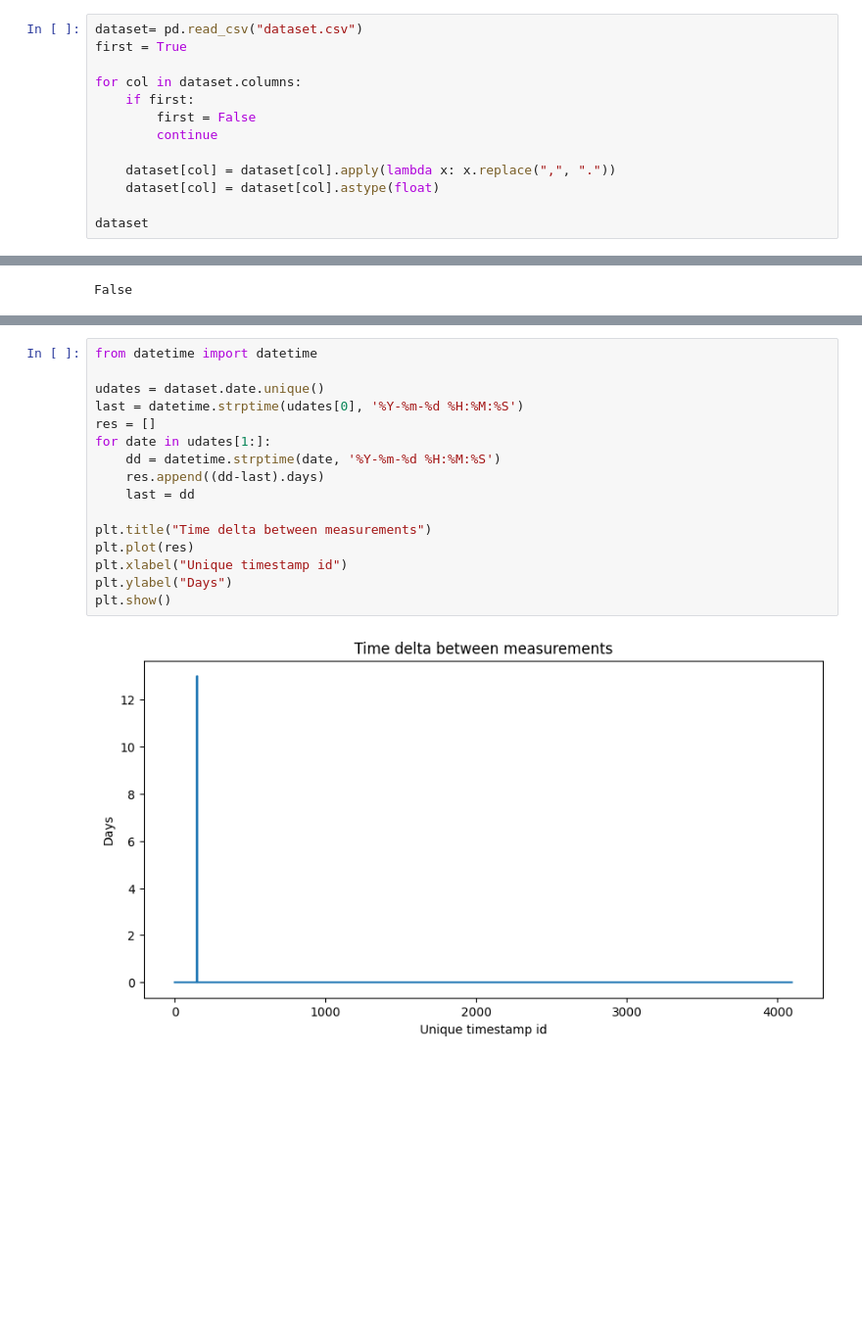
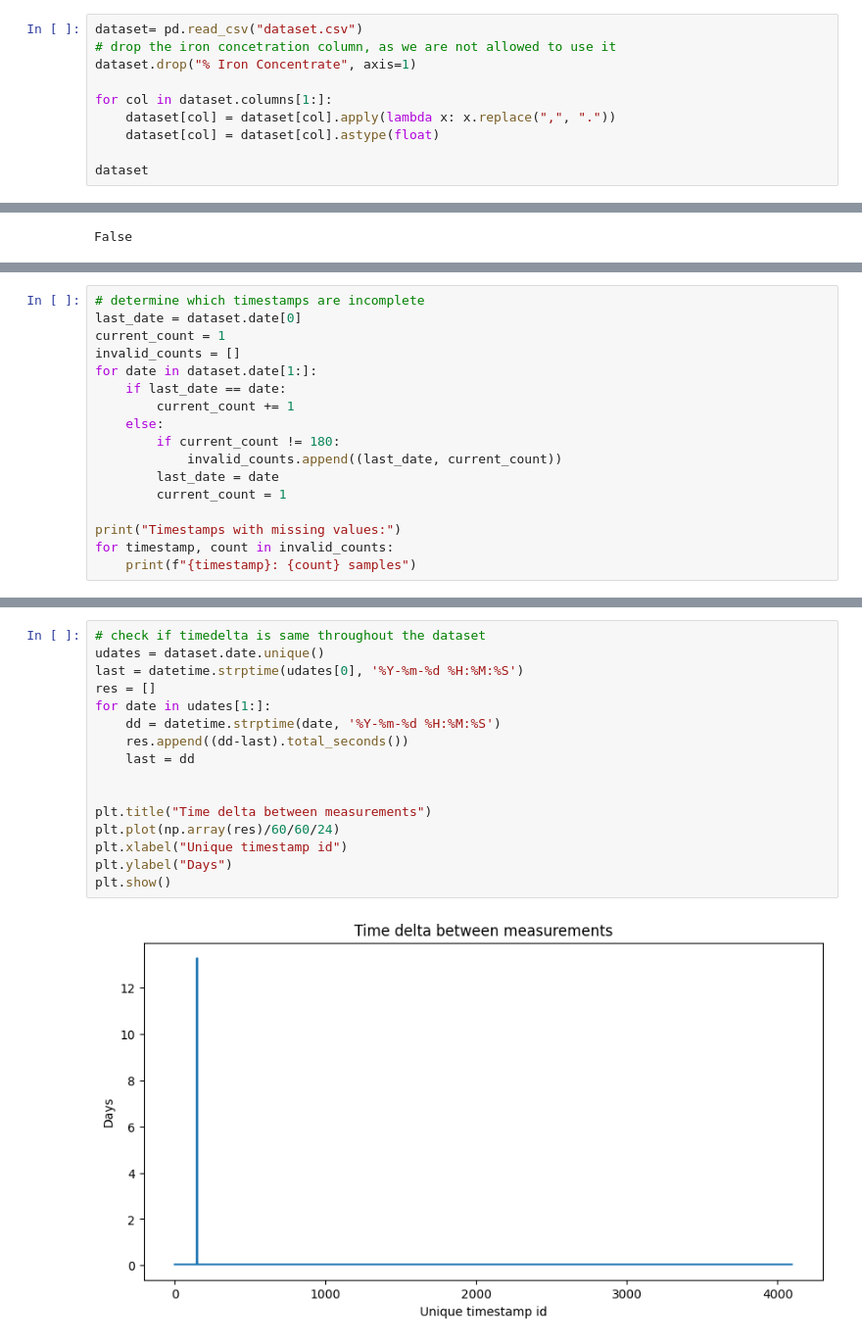
Before and after one commit to Unexp1ainable/ADAML-Project1, a Jupyter notebook: project.ipynb, the cells around one changed output, grey strips where cells are left out. Shown: that part at 98% size. Drawn from its saved outputs; the diff is of its cells as text; blank space fills up the shorter version.

```diff
--- a/project.ipynb
+++ b/project.ipynb
@@ -5,13 +7,10 @@ import matplotlib.pyplot as plt
 plt.rcParams["figure.figsize"] = (10,5)
 # %%
 dataset= pd.read_csv("dataset.csv")
-first = True
+# drop the iron concetration column, as we are not allowed to use it
+dataset.drop("% Iron Concentrate", axis=1)
 
-for col in dataset.columns:
-    if first:
-        first = False
-        continue
-
+for col in dataset.columns[1:]:
     dataset[col] = dataset[col].apply(lambda x: x.replace(",", "."))
     dataset[col] = dataset[col].astype(float)
 
@@ -65,0 +48,17 @@ results
+# %%
+# determine which timestamps are incomplete
+last_date = dataset.date[0]
+current_count = 1
+invalid_counts = []
+for date in dataset.date[1:]:
+    if last_date == date:
+        current_count += 1
+    else:
+        if current_count != 180:
+            invalid_counts.append((last_date, current_count))
+        last_date = date
+        current_count = 1
+
+print("Timestamps with missing values:")
+for timestamp, count in invalid_counts:
+    print(f"{timestamp}: {count} samples")
@@ -66,18 +69,18 @@ results
 # %%
-from datetime import datetime
-
+# check if timedelta is same throughout the dataset
 udates = dataset.date.unique()
 last = datetime.strptime(udates[0], '%Y-%m-%d %H:%M:%S')
 res = []
 for date in udates[1:]:
     dd = datetime.strptime(date, '%Y-%m-%d %H:%M:%S')
-    res.append((dd-last).days)
+    res.append((dd-last).total_seconds())
     last = dd
 
+
 plt.title("Time delta between measurements")
-plt.plot(res)
+plt.plot(np.array(res)/60/60/24)
 plt.xlabel("Unique timestamp id")
 plt.ylabel("Days")
 plt.show()
 # %% [output]
-[figure, old version]
+[figure, new version]
```
Also changed, not shown: parts of 6 cells of this notebook.
